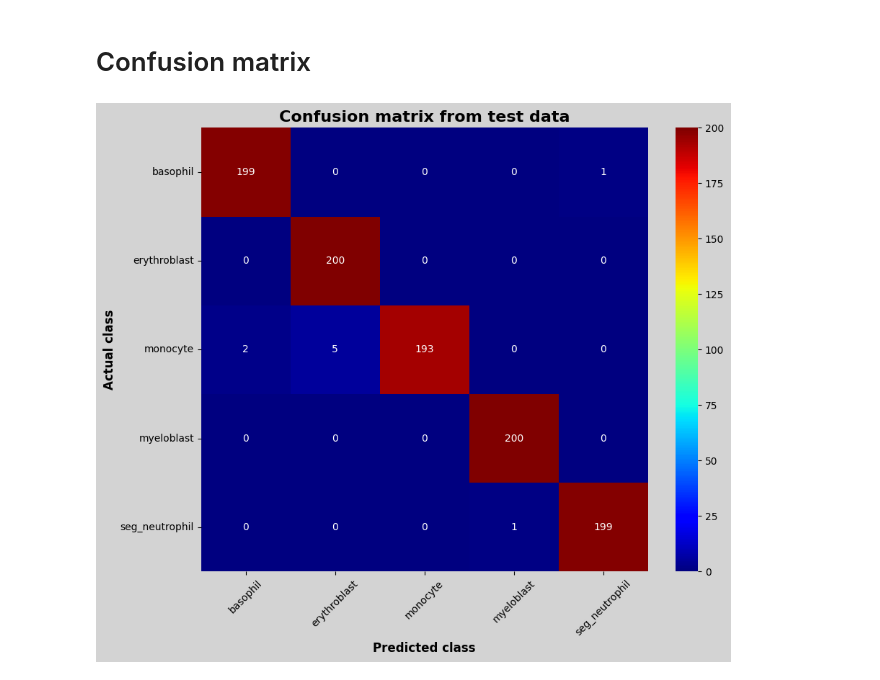
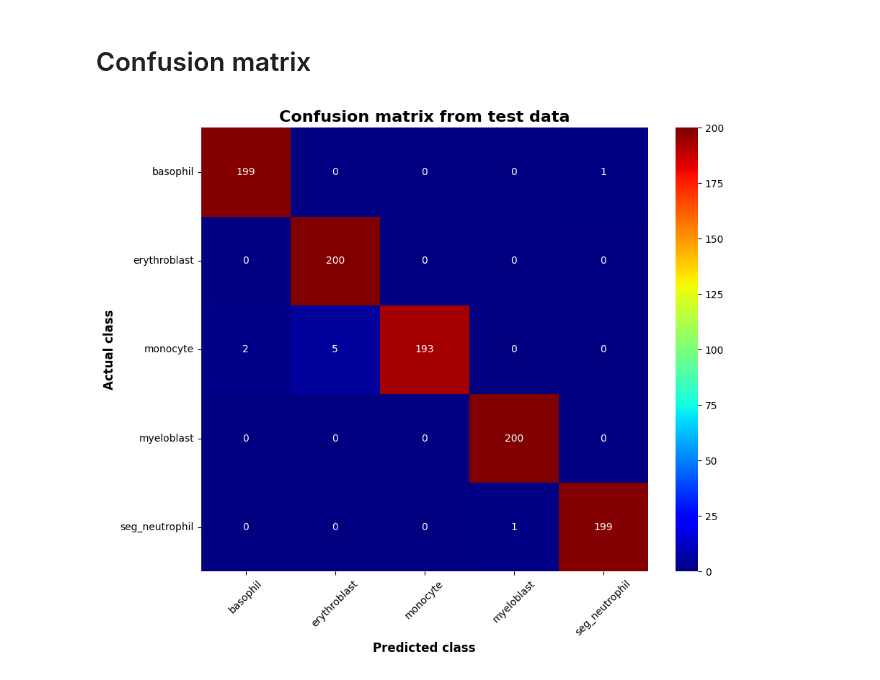
Before and after one commit to 1markmus/CNN-Blood-Cell-Images-for-Cancer-Detection, a Jupyter notebook: Blood images.ipynb, the cells around one changed output. Saved outputs shown, nothing was run; the diff lists cells and outputs as text; code cells hidden in the pictures.

```diff
--- a/Blood images.ipynb
+++ b/Blood images.ipynb
@@ -442,25 +442,22 @@ plt.show()
 # %%
 # Create confusion matrix
 cm = confusion_matrix(true_labels, pred_labels)
 
 # Figure
 fig, ax = plt.subplots(figsize = (10, 8))
-
-# Background
-fig.set_facecolor("#D3D3D3")
 
 # Display confusion matrix
 sns.heatmap(cm, annot=True, cmap="jet", fmt="0.0f")
 
 # Title
 plt.title("Confusion matrix from test data", fontweight = "bold", fontsize = 16)
 
 # Axis
 plt.xlabel("Predicted class", fontweight = "bold", fontsize = 12)
 plt.ylabel("Actual class", fontweight = "bold", fontsize = 12)
 plt.xticks(np.arange(5)+0.5, keys, rotation = 45)
 plt.yticks(np.arange(5)+0.5, keys, rotation = 0)
 fig.savefig("confusion_matrix.png")
 plt.show()
 # %% [output]
-[figure, old version]
+[figure, new version]
```
